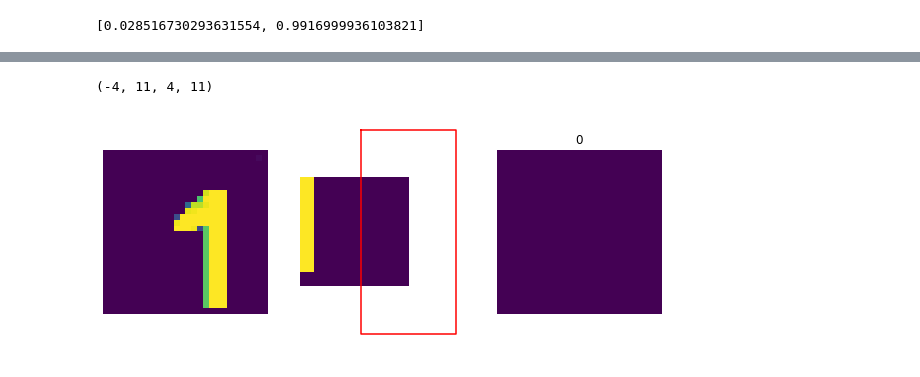
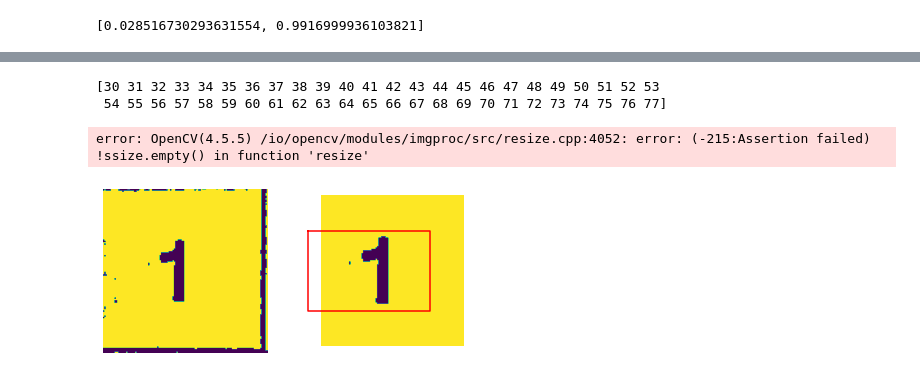
Before and after one commit to indykindyk/Sudoku-solver-opencv, a Jupyter notebook: src/gowno.ipynb, the cells around one changed output, grey strips where cells are left out. Saved outputs shown, nothing was run; the diff lists cells and outputs as text; code cells hidden in the pictures.

```diff
--- a/src/gowno.ipynb
+++ b/src/gowno.ipynb
@@ -70,7 +70,8 @@ test_generator = valid_datagen.flow(X_test, y_test)
 model = tf.keras.models.Sequential()
 model.add(Conv2D(32, kernel_size=(3, 3),
                  activation='relu',
-                 input_shape=(28,28,1))),
+                 input_shape=(28,28,1),
+                 padding='same')),
 model.add(Conv2D(32, (3, 3), activation='relu', padding='same'))
 model.add(MaxPool2D(pool_size=(2, 2)))
 model.add(Conv2D(64, kernel_size=(3, 3), activation='relu', padding='same')),
@@ -151,7 +152,7 @@ def prepare_box(img):
         return img
     non_empty_columns = np.where(img.min(axis=1)<mean)[0]
     non_empty_rows = np.where(img.min(axis=1)<mean)[0]
-    bb = (min(non_empty_rows)-4, max(non_empty_rows)+4, min(non_empty_columns)+4, max(non_empty_columns)+4)
+    bb = (min(non_empty_rows), max(non_empty_rows), min(non_empty_columns), max(non_empty_columns))
     img = cv.bitwise_not(img)
     img = img[bb[0]:bb[1], bb[2]:bb[3]]
     img = cv.resize(img, (28, 28))
@@ -159,11 +160,15 @@ def prepare_box(img):
     return bb
 
 def cb(img):
+    img = np.array(img)
     mean = img.mean()
-    non_empty_columns = np.where(img.min(axis=1)<mean)[0]
+    non_empty_columns = np.where(img.min(axis=0)<mean)[0]
     non_empty_rows = np.where(img.min(axis=1)<mean)[0]
-    bb = (min(non_empty_rows)-4, max(non_empty_rows)+4, min(non_empty_columns)+4, max(non_empty_columns)+4)
-    print(bb)
+    box_w = max(non_empty_rows) - min(non_empty_rows)
+    box_h = max(non_empty_columns) - min(non_empty_rows)
+    to_add = box_w-box_h
+    print(non_empty_rows)
+    bb = (min(non_empty_rows)-5, max(non_empty_rows)+5, min(non_empty_columns)-to_add, max(non_empty_columns)+to_add)
     return bb
 
 def pred_and_plot(img_path, model_path):
@@ -176,7 +181,33 @@ def pred_and_plot(img_path, model_path):
     plt.axis(False)
     fig.add_subplot(1, 3, 2)
     img = np.array(img)
-    img = img[20:102, 20:102]
+
+    img = img[5:]
+    img = img[:-5]
+    img = np.delete(img, range(0,10), 1)
+    img = np.delete(img, range(-5, 0), 1)
+
+    # Top
+    while img[0].mean() <= 230:
+        img = img[1:]
+
+    # Down
+    while img[-1].mean() <= 230:
+        img = img[:-1]
+
+    #Left
+    while img[:,0].mean() <= 230:
+        img = np.delete(img, 0, 1)
+
+    #Right
+    while img[:, -1].mean() <= 230:
+        img = np.delete(img, -1, 1)
+
+    img = img[5:]
+    img = img[:-5]
+    img = np.delete(img, range(0,5), 1)
+    img = np.delete(img, range(-5, 0), 1)
+
     img1 = img
     bb = cb(img1)
     plt.imshow(img1)
@@ -206,5 +267,7 @@ plt.axis(False);
 # %%
-pred_and_plot("box51.png", "models/model-08-0.99.h5")
+pred_and_plot("box56.png", "models/model-08-0.99.h5")
 # %% [output]
-(-4, 11, 4, 11)
+[30 31 32 33 34 35 36 37 38 39 40 41 42 43 44 45 46 47 48 49 50 51 52 53
+ 54 55 56 57 58 59 60 61 62 63 64 65 66 67 68 69 70 71 72 73 74 75 76 77]
+error: OpenCV(4.5.5) /io/opencv/modules/imgproc/src/resize.cpp:4052: error: (-215:Assertion failed) !ssize.empty() in function 'resize'
-[figure, old version]
+[figure, new version]
```
Also changed, not shown: parts of 3 cells of this notebook, 2 other files.
